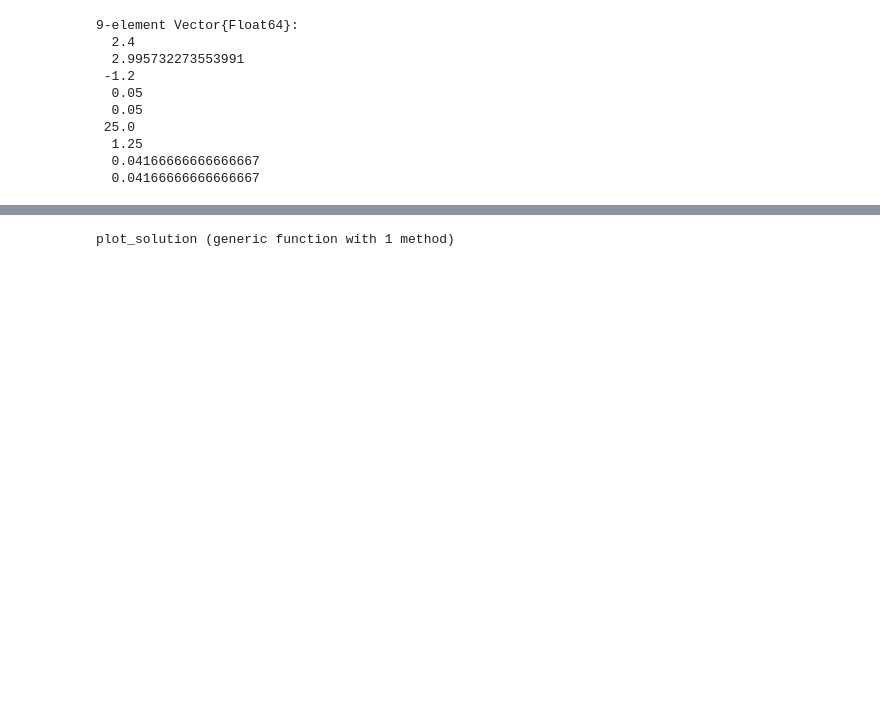
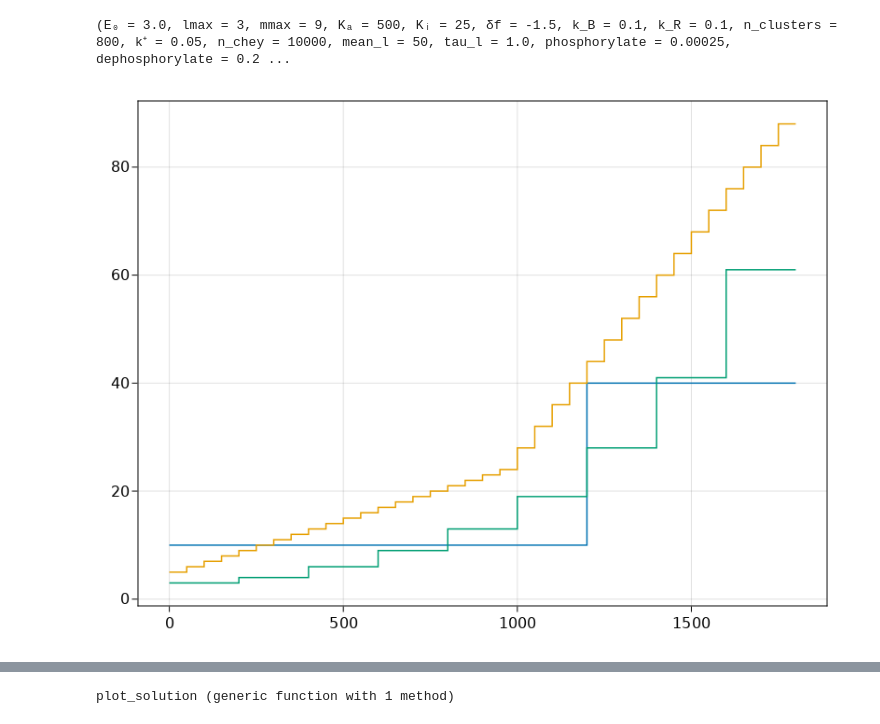
Before and after one commit to manuel-rhdt/PathWeightSampling.jl, a Jupyter notebook: _research/notebooks/cooperative_chemotaxis.ipynb, the cells around one changed output, grey strips where cells are left out. Saved outputs shown, nothing was run; the diff lists cells and outputs as text; code cells hidden in the pictures; blank space fills up the shorter version.

```diff
--- a/_research/notebooks/cooperative_chemotaxis.ipynb
+++ b/_research/notebooks/cooperative_chemotaxis.ipynb
@@ -15,44 +12,20 @@ using Plots
 # %%
-lmax = 3
-mmax = lmax * 3
-K_a = 500 # unit: μM (from MeASP data)
-K_i = 25  # unit: μM
-δg = log(K_a/K_i) # ≈ 3
-
-E0 = 2.4
-δf = -1.2
-
-n_clusters = 800
-
-p_bind = 0.05
-
-a_star = 0.5 # adapted activity ∈ [0,1]
-
-γ = 1/10 # 1 / (adaptation time scale)
-k_B = (1 - a_star) * γ / abs(δf)
-k_R =      a_star  * γ / abs(δf)
-
-# k_R = k_B
-
-params = [
-    E0,
-    δg,
-    δf,
-    p_bind, # ligand binding to active receptor
-    p_bind, # ligand binding to inactive receptor
-    p_bind * K_a, # ligand dissociation from active receptor
-    p_bind * K_i, # ligand dissociation from inactive receptor
-    k_R, # demethylation of active receptor
-    k_B  # methylation of inactive receptor
-]
+params = (;
+    E₀ = 3.0,
+    lmax = 3,
+    mmax = 9,
+    Kₐ = 500, # unit: μM (from MeASP data)
+    Kᵢ = 25, # unit: μM
+    δf = -1.5,
+    k_B = 0.1, # demethylation of active receptor
+    k_R = 0.1, # methylation of inactive receptor
+    n_clusters = 800,
+    k⁺ = 0.05, # ligand binding rate to active or inactive receptor
+    n_chey = 10_000,
+    mean_l = 50,
+    tau_l = 1.0,
+    phosphorylate = 0.25e-3,
+    dephosphorylate = 0.2
+)
 # %% [output]
-9-element Vector{Float64}:
-  2.4
-  2.995732273553991
- -1.2
-  0.05
-  0.05
- 25.0
-  1.25
-  0.04166666666666667
-  0.04166666666666667
+(E₀ = 3.0, lmax = 3, mmax = 9, Kₐ = 500, Kᵢ = 25, δf = -1.5, k_B = 0.1, k_R = 0.1, n_clusters = 800, k⁺ = 0.05, n_chey = 10000, mean_l = 50, tau_l = 1.0, phosphorylate = 0.00025, dephosphorylate = 0.2 ...
@@ -59,11 +49,14 @@ params = [
 # %%
-system = cooperative_chemotaxis_system(lmax=lmax, mmax=mmax, a_star=a_star, n_clusters=n_clusters, E₀=E0, δf=δf, phosphorylate=1000.0 / n_clusters / 4000, dephosphorylate=1000.0 / 2000, dtimes=0.0:1:100)
-step_s = Trajectory([0, 600, 1200, 1800], [[10], [10], [40], [10]])
-gradient_s = Trajectory(collect(0.0:50.0:1800.0), vcat([[x] for x in 5:1:23], [[x] for x in 24:4:92]))
-ramp_s = Trajectory(collect(0:200:1800), [[round(Int, x)] for x in exp.(range(1, 4.5, length=10))])
-plot(step_s)
-plot!(gradient_s)
-plot!(ramp_s)
+system = cooperative_chemotaxis_system(; dtimes=0.0:1:100, params...)
+step_s = Trajectory([[10], [10], [40], [10]], [0, 600, 1200, 1800])
+gradient_s = Trajectory(vcat([[x] for x in 5:1:23], [[x] for x in 24:4:92]), collect(0.0:50.0:1800.0))
+ramp_s = Trajectory([[round(Int, x)] for x in exp.(range(1, 4.5, length=10))], collect(0:200:1800))
+lines(step_s)
+lines!(gradient_s)
+lines!(ramp_s)
+current_figure()
+# %% [output]
+[figure, added]
 # %%
 system.pr
 # %% [output]
```
Also changed, not shown: parts of 6 cells of this notebook, 4 other files.
